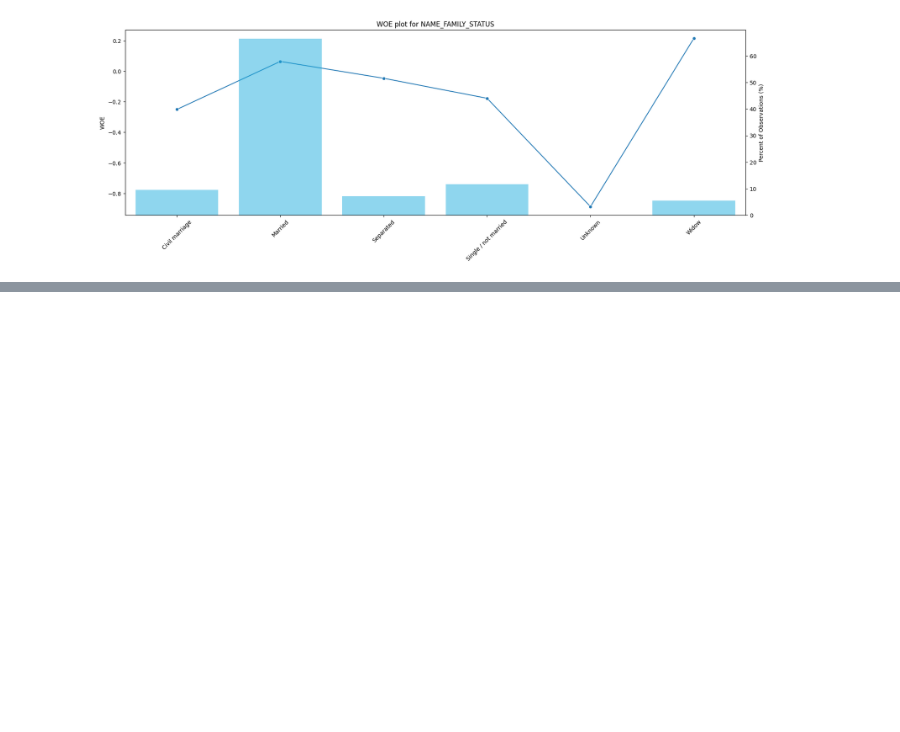
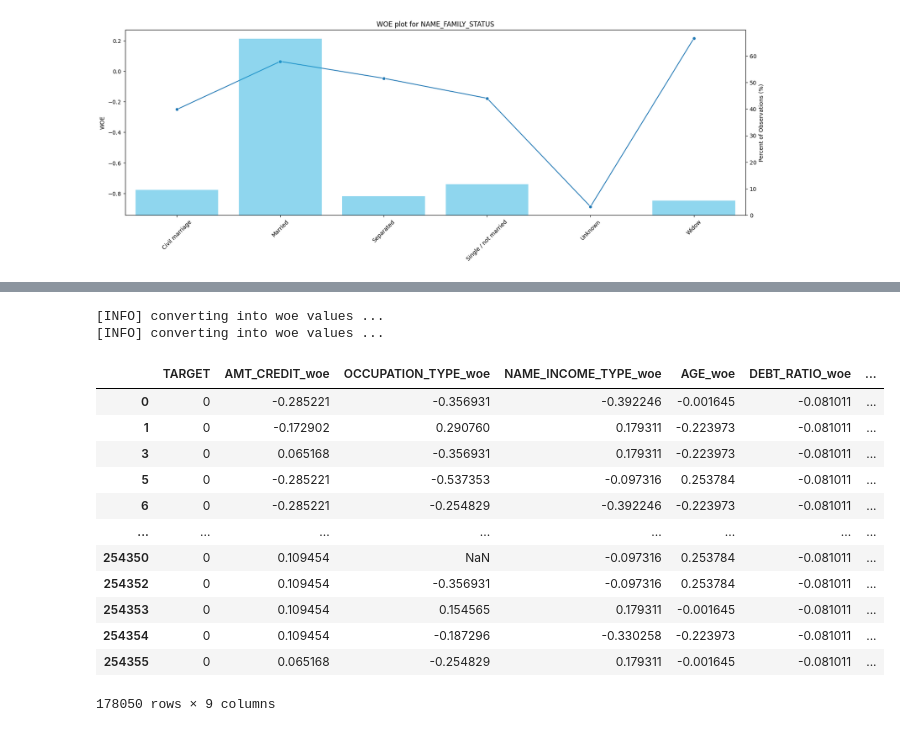
Before and after one commit to JohnErnestTan/Financial-Analytics-for-Elderly-care-Support-Loan-IS453, a Jupyter notebook: new_woe_iv_analysis.ipynb, the cells around one changed output, grey strips where cells are left out. Cells and saved outputs as stored; diff of their text form; code cells hidden in the pictures; blank space fills up the shorter version.

```diff
--- a/new_woe_iv_analysis.ipynb
+++ b/new_woe_iv_analysis.ipynb
@@ -530,0 +700,24 @@ Error:
+# %%
+# sample code
+
+# prepare a dataset with the WOE values for Logistic Regression training
+# woebin_ply() converts original values of input data into woe
+train_woe = sc.woebin_ply(train, bins)
+test_woe = sc.woebin_ply(test, bins)
+train_woe
+# %% [output]
+[INFO] converting into woe values ...
+[INFO] converting into woe values ...
+|  | TARGET | AMT_CREDIT_woe | OCCUPATION_TYPE_woe | NAME_INCOME_TYPE_woe | AGE_woe | DEBT_RATIO_woe | ... |
+| 0 | 0 | -0.285221 | -0.356931 | -0.392246 | -0.001645 | -0.081011 | ... |
+| 1 | 0 | -0.172902 | 0.290760 | 0.179311 | -0.223973 | -0.081011 | ... |
+| 3 | 0 | 0.065168 | -0.356931 | 0.179311 | -0.223973 | -0.081011 | ... |
+| 5 | 0 | -0.285221 | -0.537353 | -0.097316 | 0.253784 | -0.081011 | ... |
+| 6 | 0 | -0.285221 | -0.254829 | -0.392246 | -0.223973 | -0.081011 | ... |
+| ... | ... | ... | ... | ... | ... | ... | ... |
+| 254350 | 0 | 0.109454 | NaN | -0.097316 | 0.253784 | -0.081011 | ... |
+| 254352 | 0 | 0.109454 | -0.356931 | -0.097316 | 0.253784 | -0.081011 | ... |
+| 254353 | 0 | 0.109454 | 0.154565 | 0.179311 | -0.001645 | -0.081011 | ... |
+| 254354 | 0 | 0.109454 | -0.187296 | -0.330258 | -0.223973 | -0.081011 | ... |
+| 254355 | 0 | 0.065168 | -0.254829 | 0.179311 | -0.001645 | -0.081011 | ... |
+178050 rows × 9 columns
```
Also changed, not shown: parts of 11 cells of this notebook, 1 other file.
